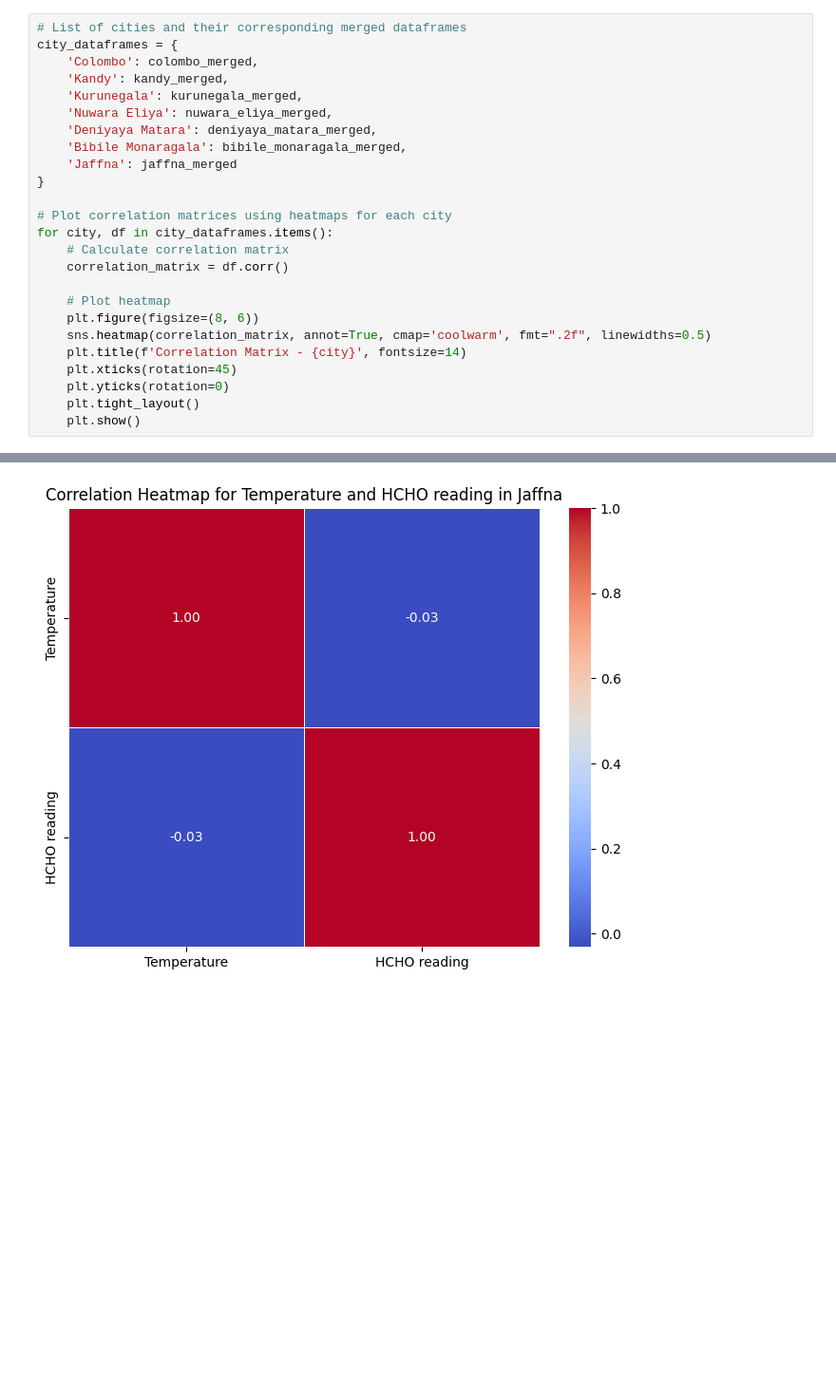
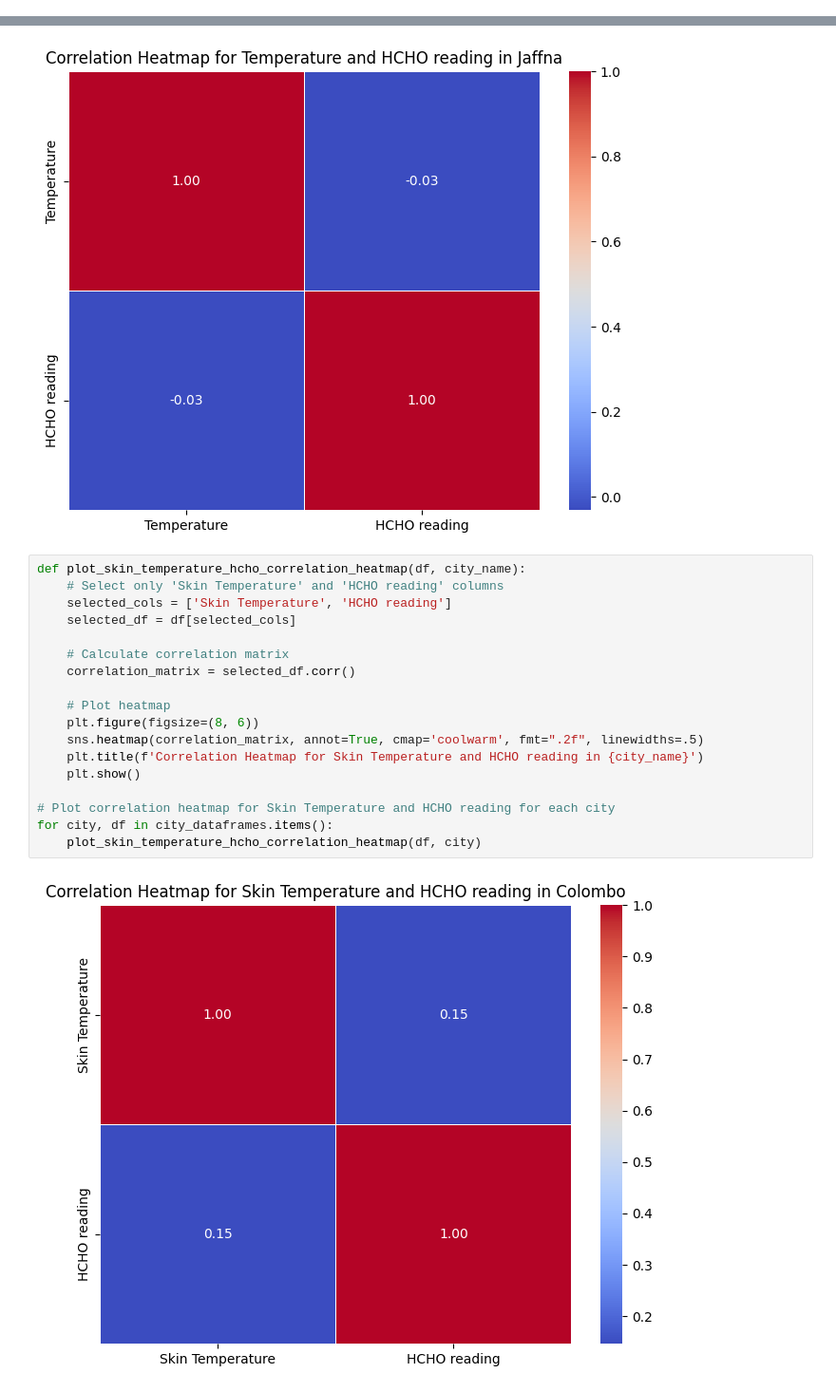
Before and after one commit to Esandu-Meth-Obadaarachchi/HCHO-level-Time-series-forecasting, a Jupyter notebook: DE_2_NASA_DATASET.ipynb, the cells around one changed output, grey strips where cells are left out. Shown at 95% size. Cells and saved outputs as stored; diff of their text form; blank space fills up the shorter version.

Commit message:
fully got the correlations for everything

```diff
--- a/DE_2_NASA_DATASET.ipynb
+++ b/DE_2_NASA_DATASET.ipynb
@@ -548,28 +548,3 @@ convert_to_float(nuwara_eliya_merged)
 convert_to_float(deniyaya_matara_merged)
 convert_to_float(bibile_monaragala_merged)
 convert_to_float(jaffna_merged)
-# %%
-# List of cities and their corresponding merged dataframes
-city_dataframes = {
-    'Colombo': colombo_merged,
-    'Kandy': kandy_merged,
-    'Kurunegala': kurunegala_merged,
-    'Nuwara Eliya': nuwara_eliya_merged,
-    'Deniyaya Matara': deniyaya_matara_merged,
-    'Bibile Monaragala': bibile_monaragala_merged,
-    'Jaffna': jaffna_merged
-}
-
-# Plot correlation matrices using heatmaps for each city
-for city, df in city_dataframes.items():
-    # Calculate correlation matrix
-    correlation_matrix = df.corr()
-
-    # Plot heatmap
-    plt.figure(figsize=(8, 6))
-    sns.heatmap(correlation_matrix, annot=True, cmap='coolwarm', fmt=".2f", linewidths=0.5)
-    plt.title(f'Correlation Matrix - {city}', fontsize=14)
-    plt.xticks(rotation=45)
-    plt.yticks(rotation=0)
-    plt.tight_layout()
-    plt.show()
@@ -654,3 +627,23 @@ for city, df in city_dataframes.items():
 [figure]
 [figure]
 [figure]
+# %%
+def plot_skin_temperature_hcho_correlation_heatmap(df, city_name):
+    # Select only 'Skin Temperature' and 'HCHO reading' columns
+    selected_cols = ['Skin Temperature', 'HCHO reading']
+    selected_df = df[selected_cols]
+
+    # Calculate correlation matrix
+    correlation_matrix = selected_df.corr()
+
+    # Plot heatmap
+    plt.figure(figsize=(8, 6))
+    sns.heatmap(correlation_matrix, annot=True, cmap='coolwarm', fmt=".2f", linewidths=.5)
+    plt.title(f'Correlation Heatmap for Skin Temperature and HCHO reading in {city_name}')
+    plt.show()
+
+# Plot correlation heatmap for Skin Temperature and HCHO reading for each city
+for city, df in city_dataframes.items():
+    plot_skin_temperature_hcho_correlation_heatmap(df, city)
+# %% [output]
+[figure, added]
```
Also changed, not shown: parts of 6 cells of this notebook.
